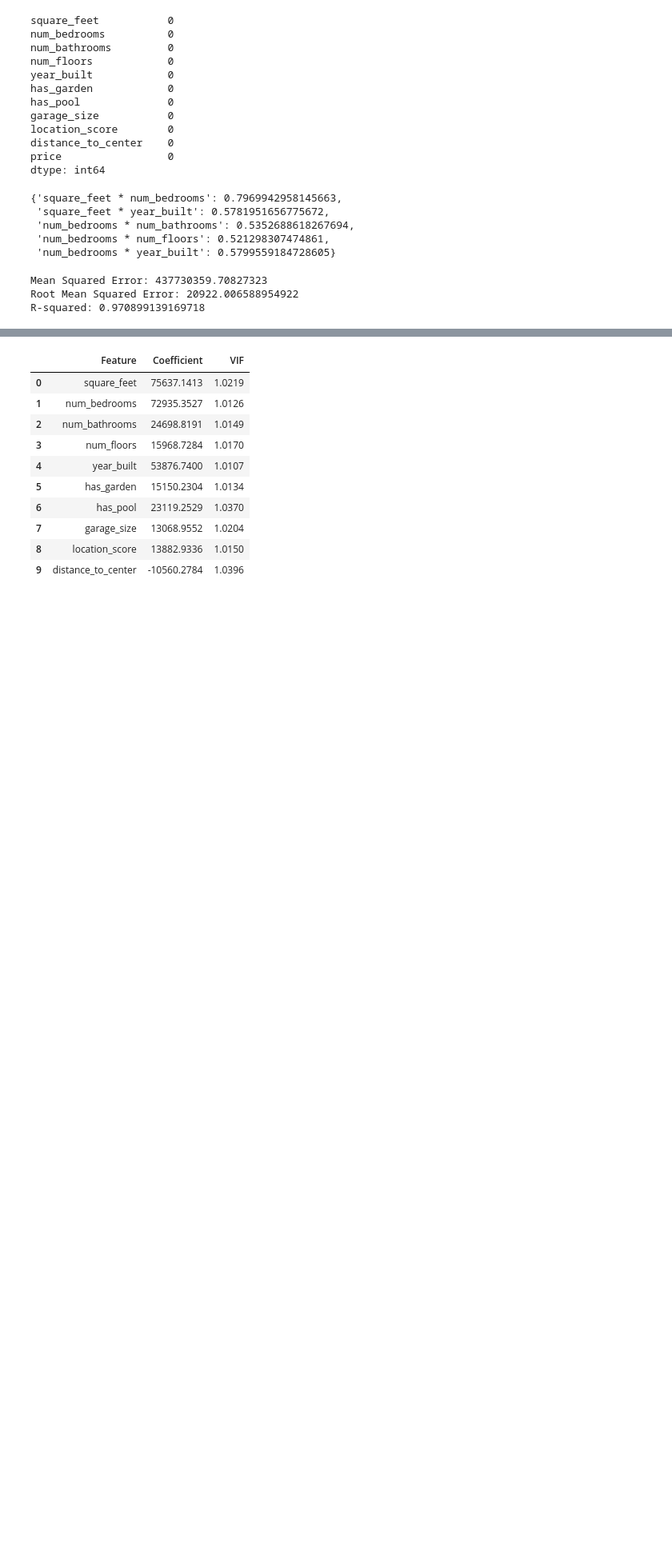
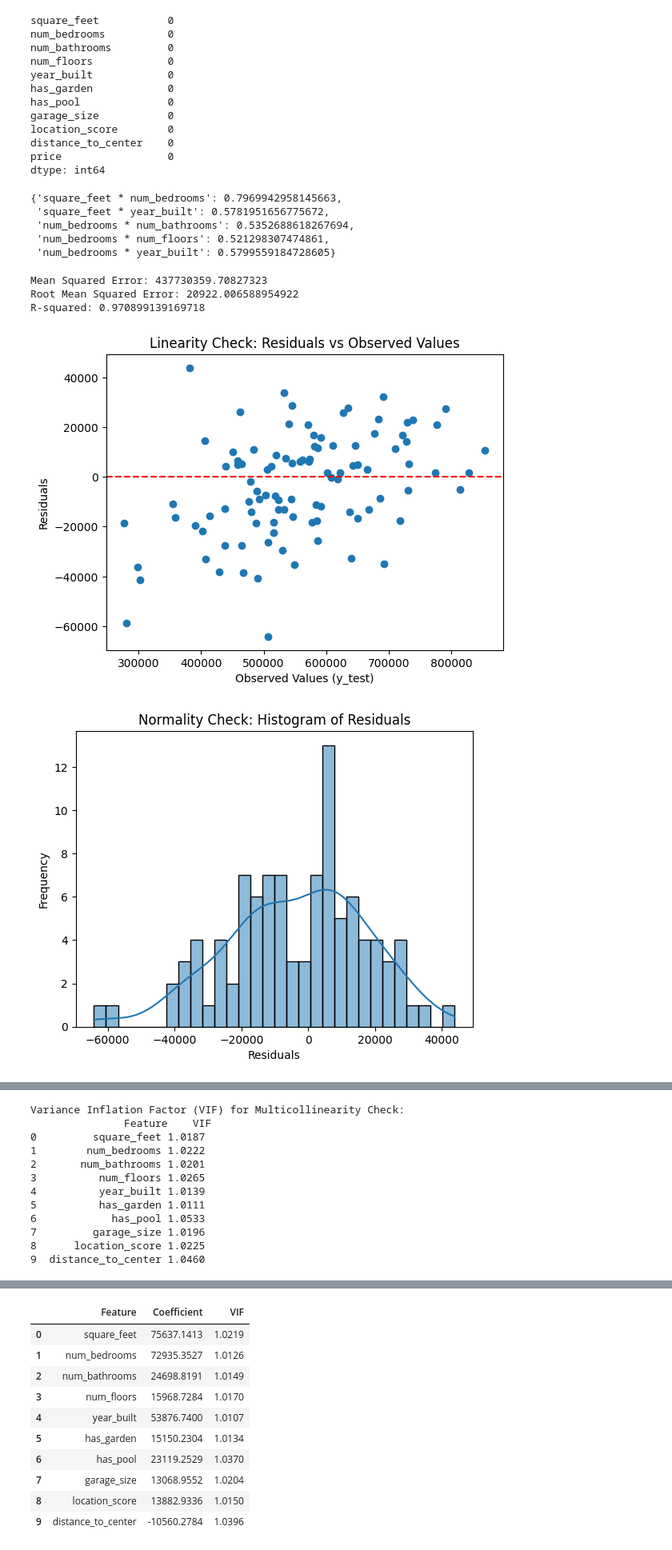
Before and after one commit to Ruben-Boeckx/Linear-Regression, a Jupyter notebook: Linear_regression.ipynb, the cells around one changed output, grey strips where cells are left out. Shown: that part at 80% size. Drawn from its saved outputs; the diff is of its cells as text; code cells hidden in the pictures; blank space fills up the shorter version.

Commit message:
perform assumption checks

```diff
--- a/Linear_regression.ipynb
+++ b/Linear_regression.ipynb
@@ -60,11 +60,6 @@ filtered_interactions
  'num_bedrooms * num_bathrooms': 0.5352688618267694,
  'num_bedrooms * num_floors': 0.521298307474861,
  'num_bedrooms * year_built': 0.5799559184728605}
-# %%
-X["int_1"] = X["square_feet"] * X["num_bedrooms"]
-X["int_2"] = X["square_feet"] * X["year_built"]
-X["int_3"] = X["num_bedrooms"] * X["num_bathrooms"]
-X["int_4"] = X["num_bedrooms"] * X["num_floors"]
 # %%
 X_train, X_test, y_train, y_test = train_test_split(X, y, test_size=0.2, random_state=42)
 
@@ -89,3 +84,48 @@ print(f"R-squared: {r2}")
 Mean Squared Error: 437730359.70827323
 Root Mean Squared Error: 20922.006588954922
 R-squared: 0.970899139169718
+# %%
+import numpy as np
+import matplotlib.pyplot as plt
+import seaborn as sns
+import scipy.stats as stats
+
+# Residuals
+residuals = y_test - y_pred
+
+# 1. Linearity Assumption
+plt.scatter(y_test, residuals)
+plt.axhline(y=0, color='r', linestyle='--')
+plt.xlabel("Observed Values (y_test)")
+plt.ylabel("Residuals")
+plt.title("Linearity Check: Residuals vs Observed Values")
+plt.show()
+
+# 2. Normality of Residuals
+sns.histplot(residuals, kde=True, bins=30)
+plt.xlabel("Residuals")
+plt.ylabel("Frequency")
+plt.title("Normality Check: Histogram of Residuals")
+plt.show()
+
+# Q-Q Plot
+stats.probplot(residuals, dist="norm", plot=plt)
+plt.title("Q-Q Plot for Normality Check")
+plt.show()
+
+# 4. Independence of Residuals (Autocorrelation)
+plt.acorr(residuals, maxlags=10)
+plt.title("Autocorrelation of Residuals")
+plt.show()
+
+# 5. Multicollinearity (VIF)
+from statsmodels.stats.outliers_influence import variance_inflation_factor
+
+vif_data = pd.DataFrame()
+vif_data["Feature"] = X.columns
+vif_data["VIF"] = [variance_inflation_factor(X_train_scaled, i) for i in range(X_train_scaled.shape[1])]
+
+print("Variance Inflation Factor (VIF) for Multicollinearity Check:\n", vif_data)
+# %% [output]
+[figure, added]
+[figure, added]
@@ -91,0 +134,12 @@ R-squared: 0.970899139169718
+Variance Inflation Factor (VIF) for Multicollinearity Check:
+               Feature    VIF
+0         square_feet 1.0187
+1        num_bedrooms 1.0222
+2       num_bathrooms 1.0201
+3          num_floors 1.0265
+4          year_built 1.0139
+5          has_garden 1.0111
+6            has_pool 1.0533
+7         garage_size 1.0196
+8      location_score 1.0225
+9  distance_to_center 1.0460
```
Also changed, not shown: parts of 8 cells of this notebook.
